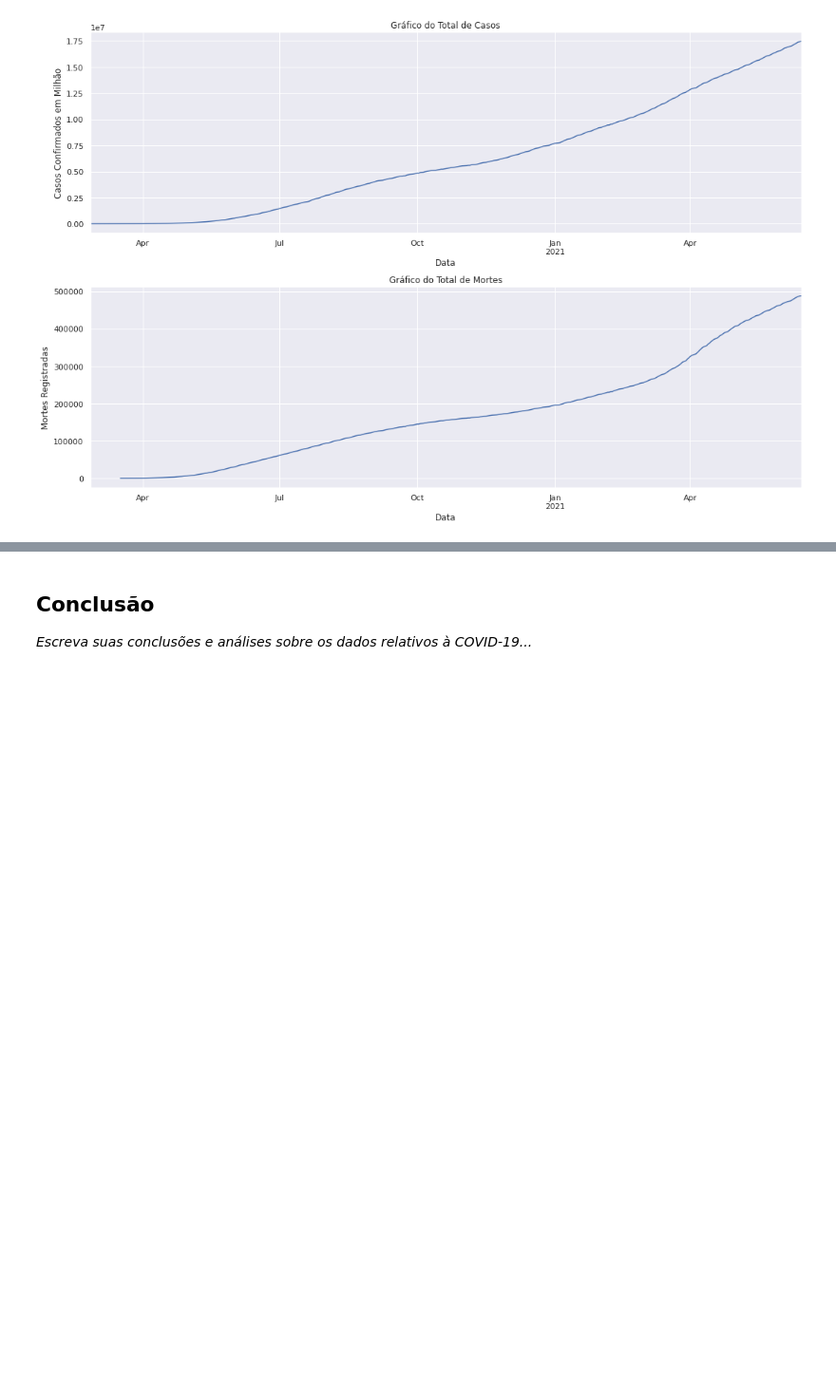
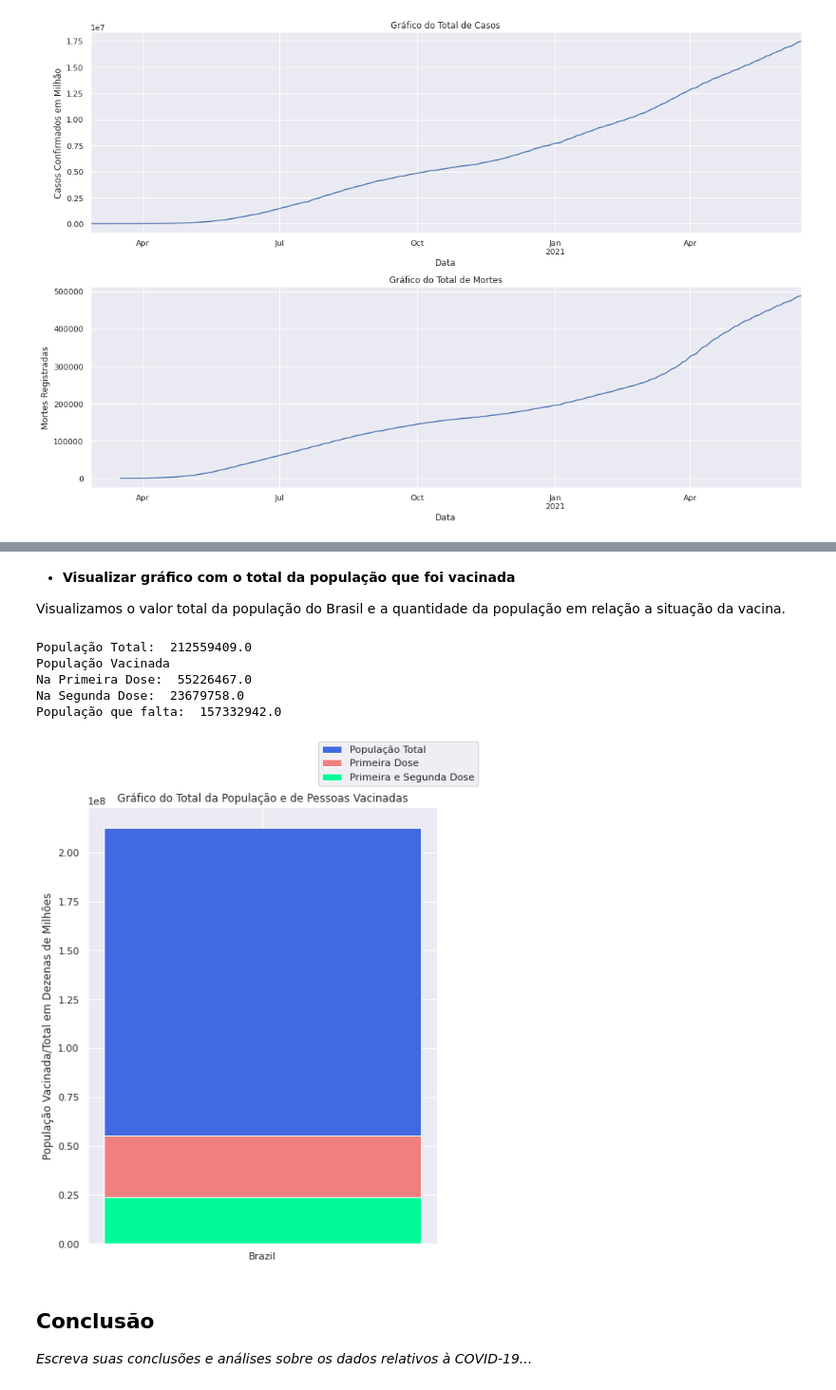
Before and after one commit to robson-ribeiro-da-silva/projects_data_science, a Jupyter notebook: Panorama_do_COVID_19_no_Brasil.ipynb, the cells around one changed output, grey strips where cells are left out. Shown at 95% size. Cells and saved outputs as stored; diff of their text form; code cells hidden in the pictures; blank space fills up the shorter version.

```diff
--- a/Panorama_do_COVID_19_no_Brasil.ipynb
+++ b/Panorama_do_COVID_19_no_Brasil.ipynb
@@ -461,3 +517,30 @@ plt.tight_layout()
+# %% [markdown]
+* **Visualizar gráfico com o total da população que foi vacinada**
+
+Visualizamos o valor total da população do Brasil e a quantidade da população em relação a situação da vacina.
+# %%
+print("População Total: ", populacao_total)
+print("População Vacinada ")
+print("Na Primeira Dose: ", primeira_dose)
+print("Na Segunda Dose: ", segunda_dose)
+print("População que falta: ", nao_vacinada)
+
+fig, ax = plt.subplots(figsize=(7,9))
+ax.bar('location', 'population', data=df_brasil, color = '#4169E1', label='População Total')
+ax.bar('location', 'people_vaccinated', data=df_brasil, color = '#F08080', label='Primeira Dose')
+ax.bar('location', 'people_fully_vaccinated', data=df_brasil, color = '#00FA9A', label='Primeira e Segunda Dose')
+ax.set_title("Gráfico do Total da População e de Pessoas Vacinadas")
+ax.set_ylabel("População Vacinada/Total em Dezenas de Milhões")
+
+fig.legend()
+fig.show()
+# %% [output]
+População Total:  212559409.0
+População Vacinada
+Na Primeira Dose:  55226467.0
+Na Segunda Dose:  23679758.0
+População que falta:  157332942.0
+[figure, added]
 # %% [markdown]
 ## Conclusão
 
```
Also changed, not shown: parts of 17 cells of this notebook.
